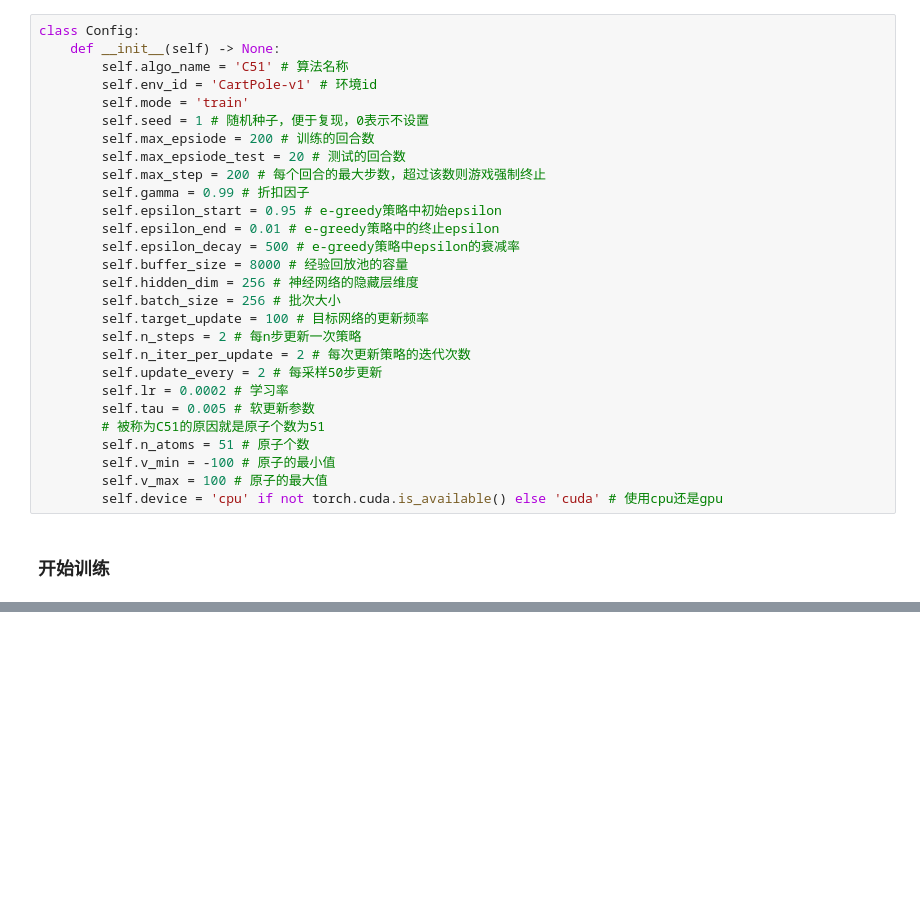
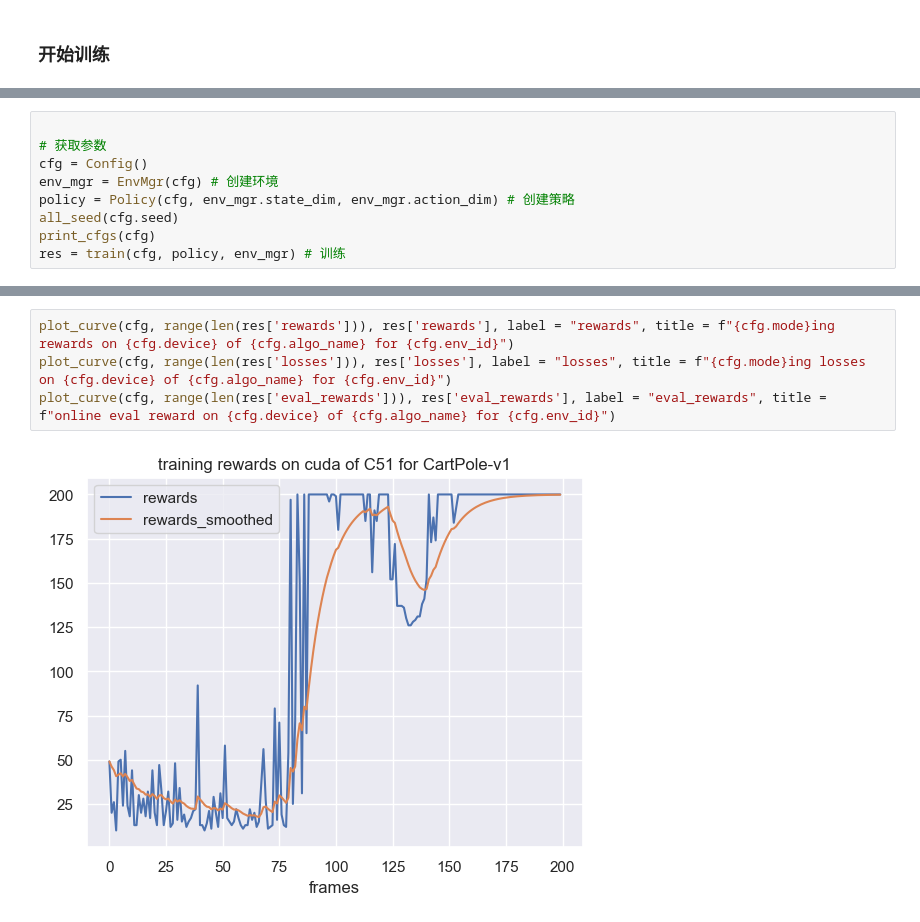
Before and after one commit to datawhalechina/joyrl-book, a Jupyter notebook: notebooks/algos/CategoricalDQN/CategoricalDQN_CartPole-v1.ipynb, the cells around one changed output, grey strips where cells are left out. Saved outputs shown, nothing was run; the diff lists cells and outputs as text; blank space fills up the shorter version.

Commit message:
🐛 fix: [notebook] 优化CategoricalDQN_CartPole-v1效果

```diff
--- a/notebooks/algos/CategoricalDQN/CategoricalDQN_CartPole-v1.ipynb
+++ b/notebooks/algos/CategoricalDQN/CategoricalDQN_CartPole-v1.ipynb
@@ -320,30 +404,2 @@ def train(cfg, env, policy):
-# %%
-class Config:
-    def __init__(self) -> None:
-        self.algo_name = 'C51' # 算法名称
-        self.env_id = 'CartPole-v1' # 环境id
-        self.mode = 'train'
-        self.seed = 1 # 随机种子，便于复现，0表示不设置
-        self.max_epsiode = 200 # 训练的回合数
-        self.max_epsiode_test = 20 # 测试的回合数
-        self.max_step = 200 # 每个回合的最大步数，超过该数则游戏强制终止
-        self.gamma = 0.99 # 折扣因子
-        self.epsilon_start = 0.95 # e-greedy策略中初始epsilon
-        self.epsilon_end = 0.01 # e-greedy策略中的终止epsilon
-        self.epsilon_decay = 500 # e-greedy策略中epsilon的衰减率
-        self.buffer_size = 8000 # 经验回放池的容量
-        self.hidden_dim = 256 # 神经网络的隐藏层维度
-        self.batch_size = 256 # 批次大小
-        self.target_update = 100 # 目标网络的更新频率
-        self.n_steps = 2 # 每n步更新一次策略
-        self.n_iter_per_update = 2 # 每次更新策略的迭代次数
-        self.update_every = 2 # 每采样50步更新
-        self.lr = 0.0002 # 学习率
-        self.tau = 0.005 # 软更新参数
-        # 被称为C51的原因就是原子个数为51
-        self.n_atoms = 51 # 原子个数
-        self.v_min = -100 # 原子的最小值
-        self.v_max = 100 # 原子的最大值
-        self.device = 'cpu' if not torch.cuda.is_available() else 'cuda' # 使用cpu还是gpu
 # %% [markdown]
 ### 开始训练
@@ -482,0 +406,9 @@ plot_rewards(cfg, test_res['frames'], test_res['rewards'])
+# %%
+
+# 获取参数
+cfg = Config()
+env_mgr = EnvMgr(cfg) # 创建环境
+policy = Policy(cfg, env_mgr.state_dim, env_mgr.action_dim) # 创建策略
+all_seed(cfg.seed)
+print_cfgs(cfg)
+res = train(cfg, policy, env_mgr) # 训练
@@ -482,0 +433,6 @@ plot_rewards(cfg, test_res['frames'], test_res['rewards'])
+# %%
+plot_curve(cfg, range(len(res['rewards'])), res['rewards'], label = "rewards", title = f"{cfg.mode}ing rewards on {cfg.device} of {cfg.algo_name} for {cfg.env_id}")
+plot_curve(cfg, range(len(res['losses'])), res['losses'], label = "losses", title = f"{cfg.mode}ing losses on {cfg.device} of {cfg.algo_name} for {cfg.env_id}")
+plot_curve(cfg, range(len(res['eval_rewards'])), res['eval_rewards'], label = "eval_rewards", title = f"online eval reward on {cfg.device} of {cfg.algo_name} for {cfg.env_id}")
+# %% [output]
+[figure, added]
```
Also changed, not shown: parts of 16 cells of this notebook.
